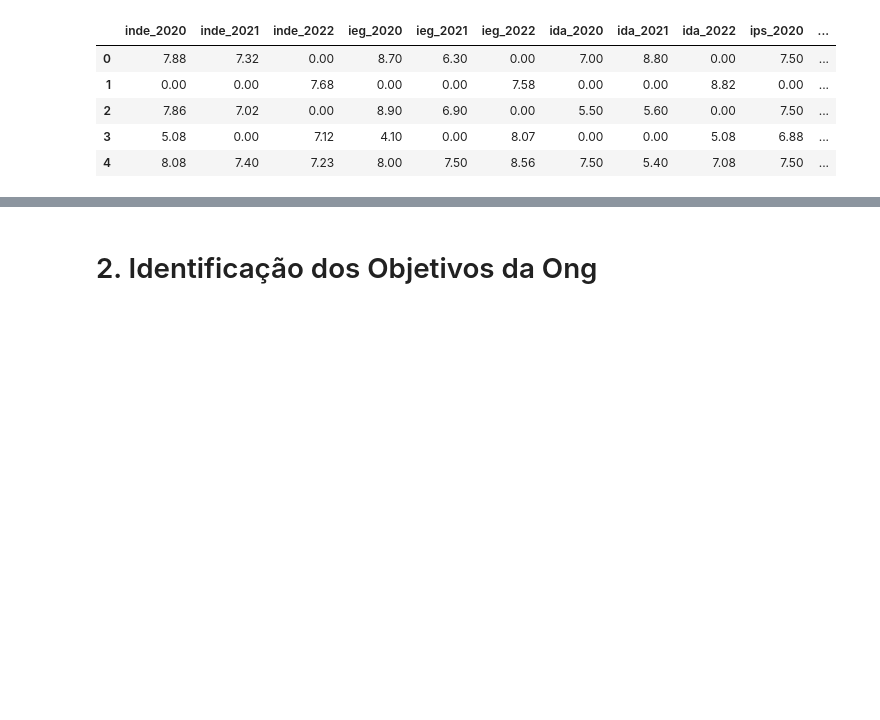
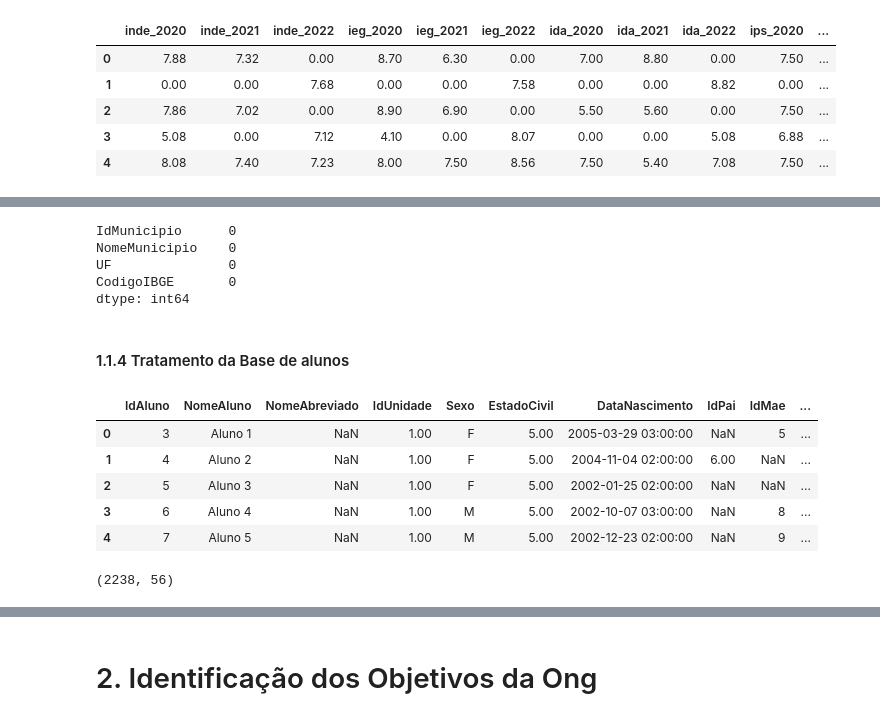
Before and after one commit to camimq/datathonFiap, a Jupyter notebook: main_analysis.ipynb, the cells around one changed output, grey strips where cells are left out. Saved outputs shown, nothing was run; the diff lists cells and outputs as text; code cells hidden in the pictures; blank space fills up the shorter version.

```diff
--- a/main_analysis.ipynb
+++ b/main_analysis.ipynb
@@ -332,0 +386,24 @@ df_dados_selecionados.head()
+# %%
+df_municipio.isnull().sum()
+# %% [output]
+IdMunicipio      0
+NomeMunicipio    0
+UF               0
+CodigoIBGE       0
+dtype: int64
+# %% [markdown]
+#### 1.1.4 Tratamento da Base de alunos
+# %%
+df_alunos = pd.read_csv('bases_e_documental/TbAluno.csv', sep=',')
+df_alunos.head()
+# %% [output]
+|  | IdAluno | NomeAluno | NomeAbreviado | IdUnidade | Sexo | EstadoCivil | DataNascimento | IdPai | IdMae | ... |
+| 0 | 3 | Aluno 1 | NaN | 1.00 | F | 5.00 | 2005-03-29 03:00:00 | NaN | 5 | ... |
+| 1 | 4 | Aluno 2 | NaN | 1.00 | F | 5.00 | 2004-11-04 02:00:00 | 6.00 | NaN | ... |
+| 2 | 5 | Aluno 3 | NaN | 1.00 | F | 5.00 | 2002-01-25 02:00:00 | NaN | NaN | ... |
+| 3 | 6 | Aluno 4 | NaN | 1.00 | M | 5.00 | 2002-10-07 03:00:00 | NaN | 8 | ... |
+| 4 | 7 | Aluno 5 | NaN | 1.00 | M | 5.00 | 2002-12-23 02:00:00 | NaN | 9 | ... |
+# %%
+df_alunos.shape
+# %% [output]
+(2238, 56)
```
Also changed, not shown: parts of 29 cells of this notebook.
